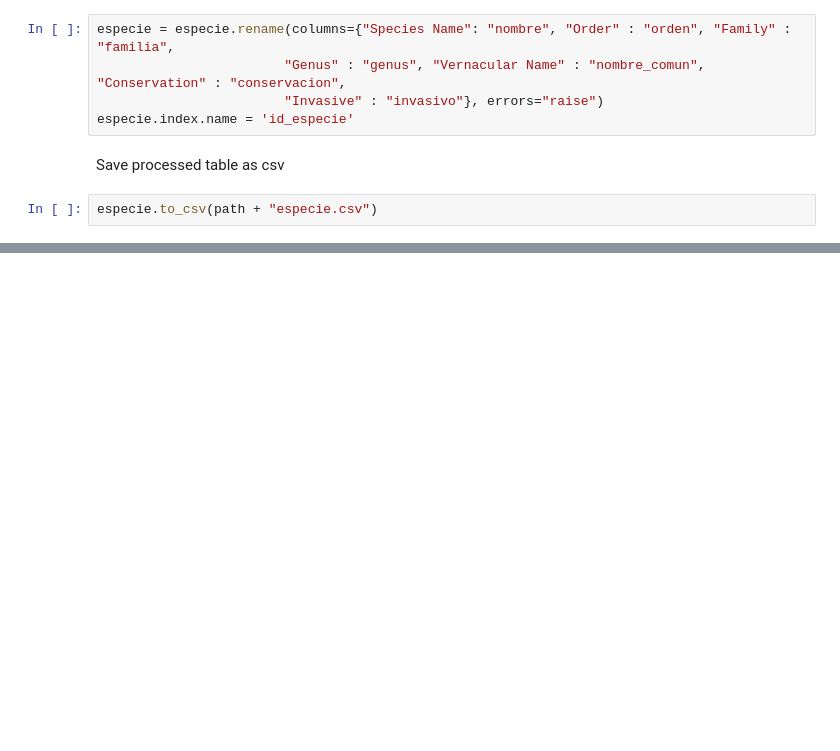
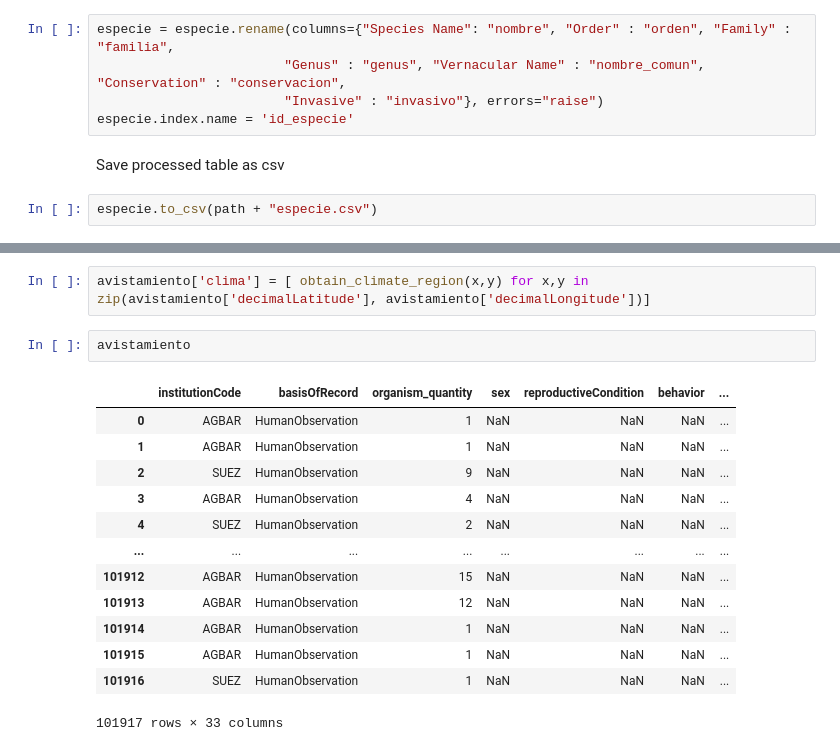
Before and after one commit to jhwan818/BD, a Jupyter notebook: projecte/dataProcessing.ipynb, the cells around one changed output, grey strips where cells are left out. Saved outputs shown, nothing was run; the diff lists cells and outputs as text; blank space fills up the shorter version.

```diff
--- a/projecte/dataProcessing.ipynb
+++ b/projecte/dataProcessing.ipynb
@@ -162,0 +210,18 @@ verbatimContinent
+# %%
+avistamiento['clima'] = [ obtain_climate_region(x,y) for x,y in zip(avistamiento['decimalLatitude'], avistamiento['decimalLongitude'])]
+# %%
+avistamiento
+# %% [output]
+|  | institutionCode | basisOfRecord | organism_quantity | sex | reproductiveCondition | behavior | ... |
+| 0 | AGBAR | HumanObservation | 1 | NaN | NaN | NaN | ... |
+| 1 | AGBAR | HumanObservation | 1 | NaN | NaN | NaN | ... |
+| 2 | SUEZ | HumanObservation | 9 | NaN | NaN | NaN | ... |
+| 3 | AGBAR | HumanObservation | 4 | NaN | NaN | NaN | ... |
+| 4 | SUEZ | HumanObservation | 2 | NaN | NaN | NaN | ... |
+| ... | ... | ... | ... | ... | ... | ... | ... |
+| 101912 | AGBAR | HumanObservation | 15 | NaN | NaN | NaN | ... |
+| 101913 | AGBAR | HumanObservation | 12 | NaN | NaN | NaN | ... |
+| 101914 | AGBAR | HumanObservation | 1 | NaN | NaN | NaN | ... |
+| 101915 | AGBAR | HumanObservation | 1 | NaN | NaN | NaN | ... |
+| 101916 | SUEZ | HumanObservation | 1 | NaN | NaN | NaN | ... |
+101917 rows × 33 columns
```
Also changed, not shown: parts of 15 cells of this notebook, 1 other file.
